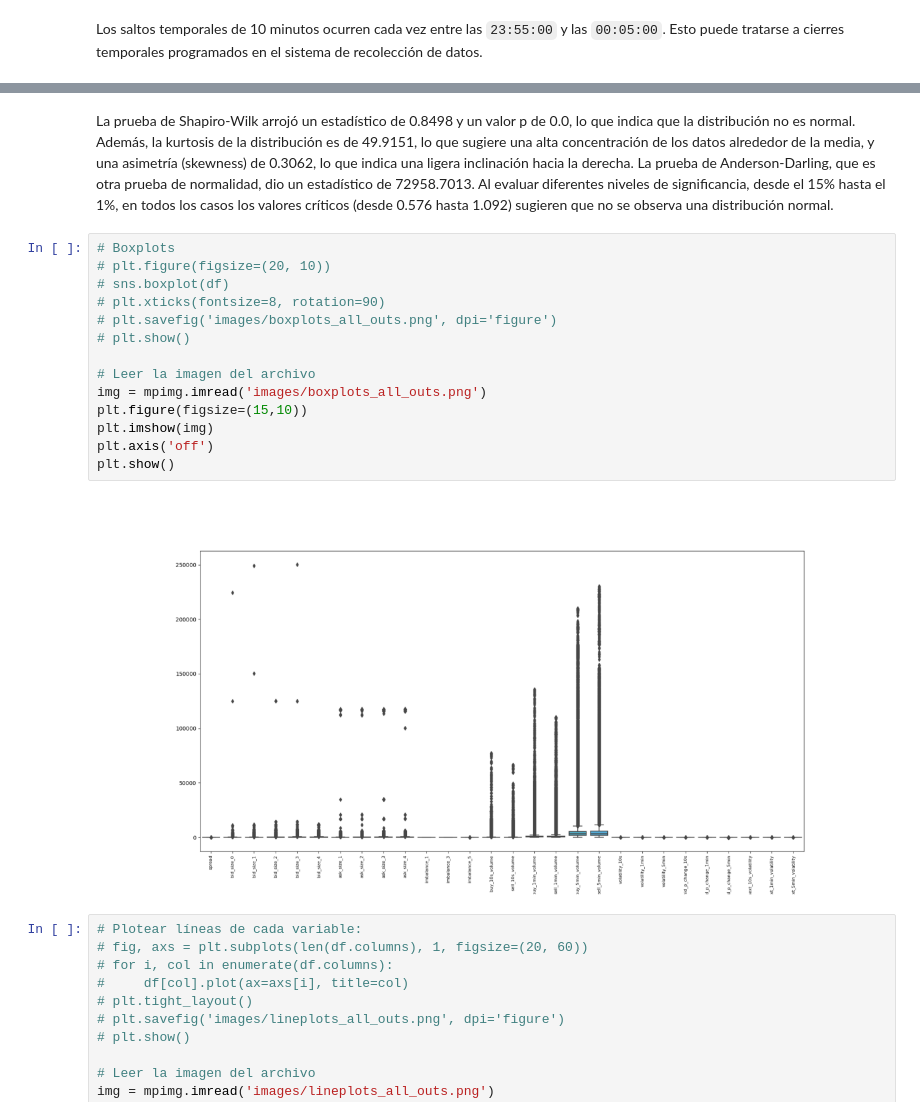
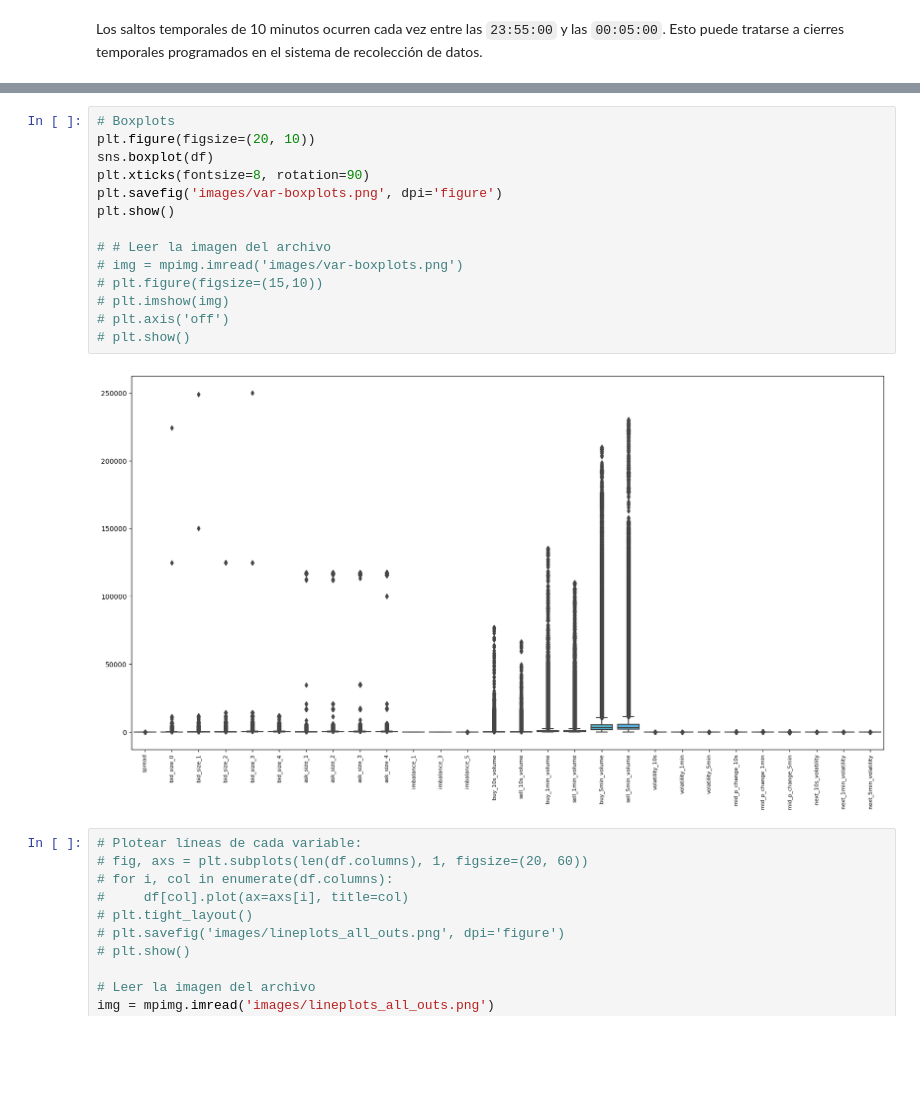
Before and after one commit to IFTrejoM/Binance-price-volatility-predictions-LSTM, a Jupyter notebook: binance.ipynb, the cells around one changed output, grey strips where cells are left out. Drawn from its saved outputs; the diff is of its cells as text; blank space fills up the shorter version.

```diff
--- a/binance.ipynb
+++ b/binance.ipynb
@@ -224,21 +204,19 @@ Significance Level: 1.0, Critical Value: 1.092 - No se observa una distribución
-# %% [markdown]
-La prueba de Shapiro-Wilk arrojó un estadístico de 0.8498 y un valor p de 0.0, lo que indica que la distribución no es normal. Además, la kurtosis de la distribución es de 49.9151, lo que sugiere una alta concentración de los datos alrededor de la media, y una asimetría (skewness) de 0.3062, lo que indica una ligera inclinación hacia la derecha. La prueba de Anderson-Darling, que es otra prueba de normalidad, dio un estadístico de 72958.7013. Al evaluar diferentes niveles de significancia, desde el 15% hasta el 1%, en todos los casos los valores críticos (desde 0.576 hasta 1.092) sugieren que no se observa una distribución normal.
 # %%
 # Boxplots
-# plt.figure(figsize=(20, 10))
-# sns.boxplot(df)
-# plt.xticks(fontsize=8, rotation=90)
-# plt.savefig('images/boxplots_all_outs.png', dpi='figure')
+plt.figure(figsize=(20, 10))
+sns.boxplot(df)
+plt.xticks(fontsize=8, rotation=90)
+plt.savefig('images/var-boxplots.png', dpi='figure')
+plt.show()
+
+# # Leer la imagen del archivo
+# img = mpimg.imread('images/var-boxplots.png')
+# plt.figure(figsize=(15,10))
+# plt.imshow(img)
+# plt.axis('off')
 # plt.show()
-
-# Leer la imagen del archivo
-img = mpimg.imread('images/boxplots_all_outs.png')
-plt.figure(figsize=(15,10))
-plt.imshow(img)
-plt.axis('off')
-plt.show()
 # %% [output]
-[figure, old version]
+[figure, new version]
 # %%
 # Plotear líneas de cada variable:
 # fig, axs = plt.subplots(len(df.columns), 1, figsize=(20, 60))
```
Also changed, not shown: parts of 47 cells of this notebook, 4 other files.
